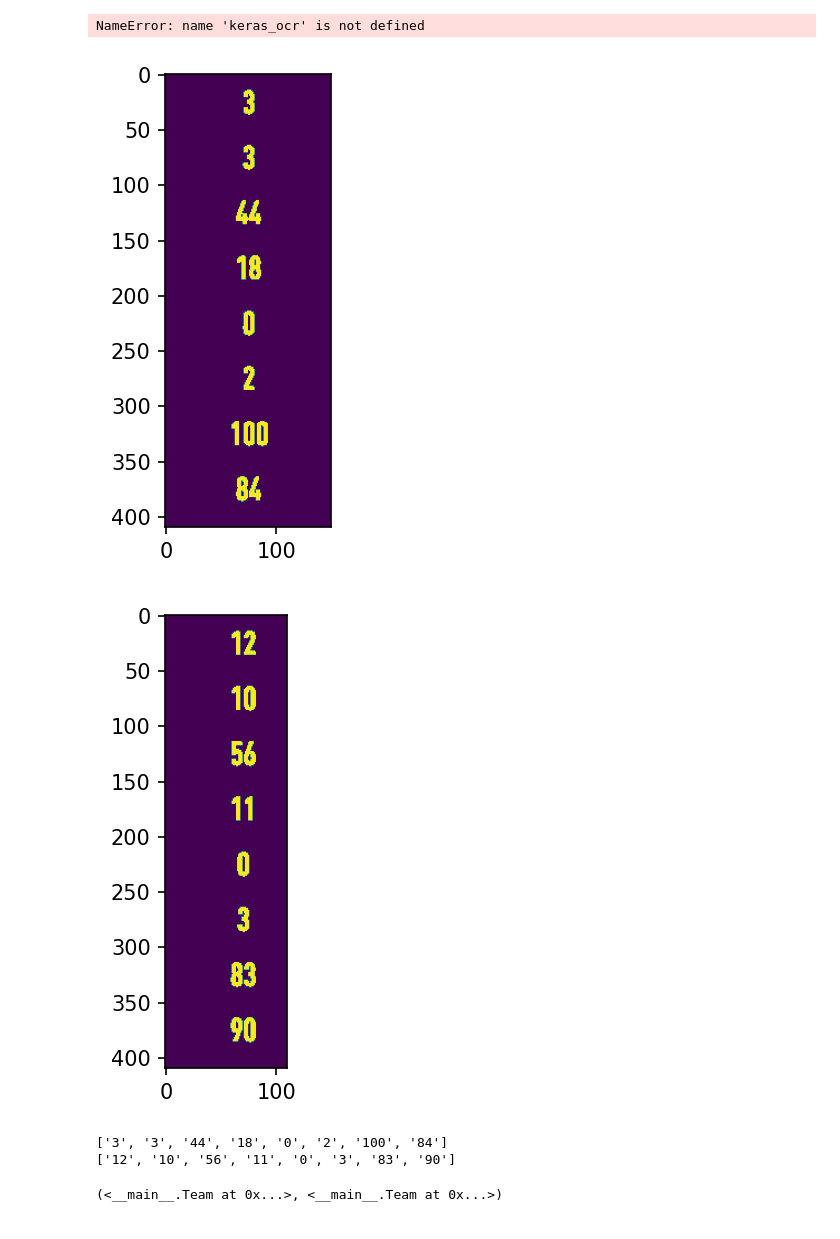
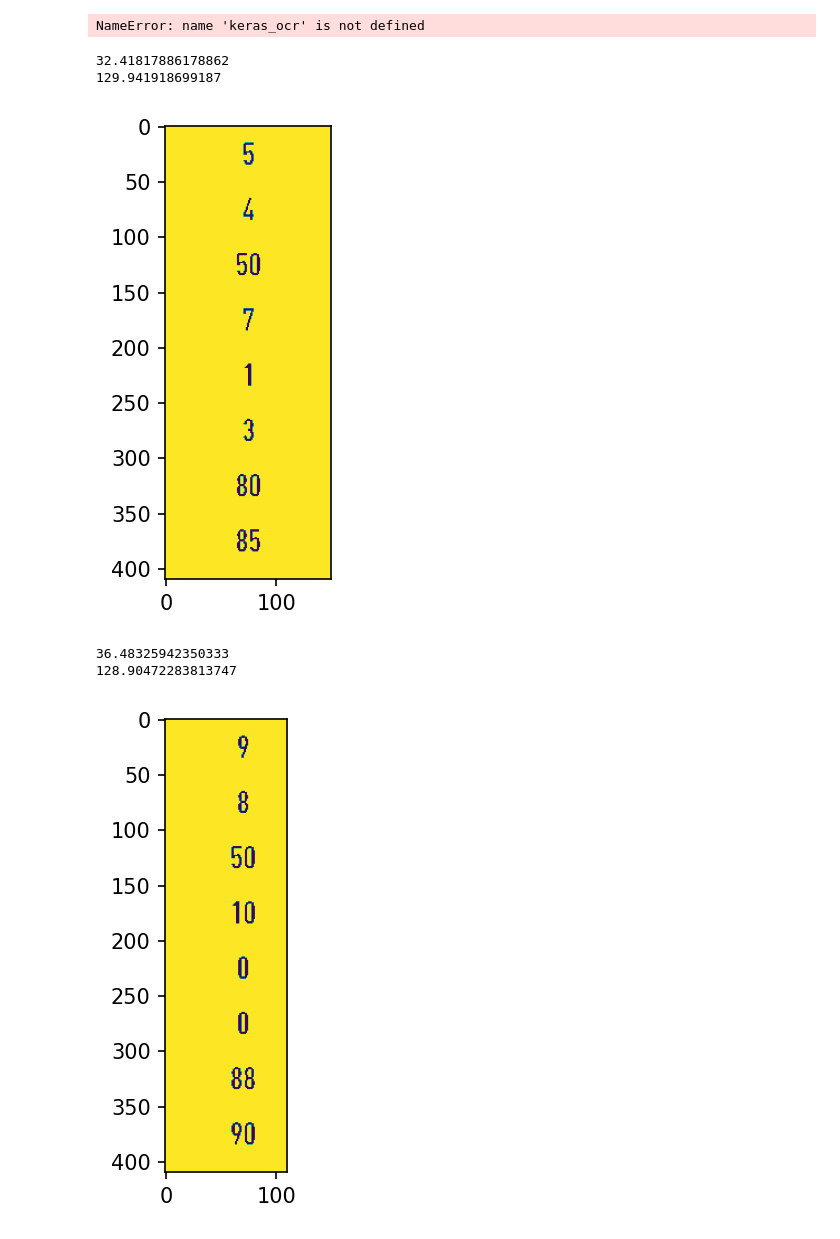
Before and after one commit to mhuber97/fifa-statistic-reader, a Jupyter notebook: Preprocessing.ipynb, the cells around one changed output. Cells and saved outputs as stored; diff of their text form; code cells hidden in the pictures.

```diff
--- a/Preprocessing.ipynb
+++ b/Preprocessing.ipynb
@@ -170,11 +211,11 @@ def easy_ocr_reader(image):
         return None
 
 def detect_statistic_digits_pytesseract(image):
+    if np.mean(image) > 100:
+      image = (255-image)
     image = apply_brightness_contrast(image, brightness=100, contrast=-300)
-    #image = cv2.blur(image, (2, 2))
     image = thresholding_operation(image)
     image = dilate_operation(image)
-    #image = erode_operation(image)
     #plt.imshow(image)
     #plt.show()
     config = r'--psm 6 --oem 0 outputbase digits'
@@ -218,7 +259,6 @@ def read_string_from_box(image, top_left=None, bottom_right=None, canny=False):
 
 def create_team_stats_from_result_list(stats):
     assert(len(stats) == 8)
-    print(stats)
     return Team(
         shots = stats[0],
         shots_on_target = stats[1],
@@ -280,15 +320,16 @@ def extract_match_statistics(image):
     match = Match(home=home_team, away=away_team, time=time, cancelled=cancelled)
     return match
 # %%
-image = cv2.imread("../data/WL249.jpg")
+image = cv2.imread("../data/10-11-2020_16-35-36-0ag1a4hv.png")
 image = cv2.resize(image, dsize=(1920, 1080), interpolation=cv2.INTER_NEAREST)
 image = get_grayscale(image)
 detect_statistic_digits(image)
 #match = extract_match_statistics(image)
 #print(match)
 # %% [output]
+32.41817886178862
+129.941918699187
-[figure, old version]
+[figure, new version]
+36.48325942350333
+128.90472283813747
-[figure, old version]
+[figure, new version]
-['3', '3', '44', '18', '0', '2', '100', '84']
-['12', '10', '56', '11', '0', '3', '83', '90']
-(<__main__.Team at 0x...>, <__main__.Team at 0x...>)
```
Also changed, not shown: parts of 17 cells of this notebook, 8 other files.
